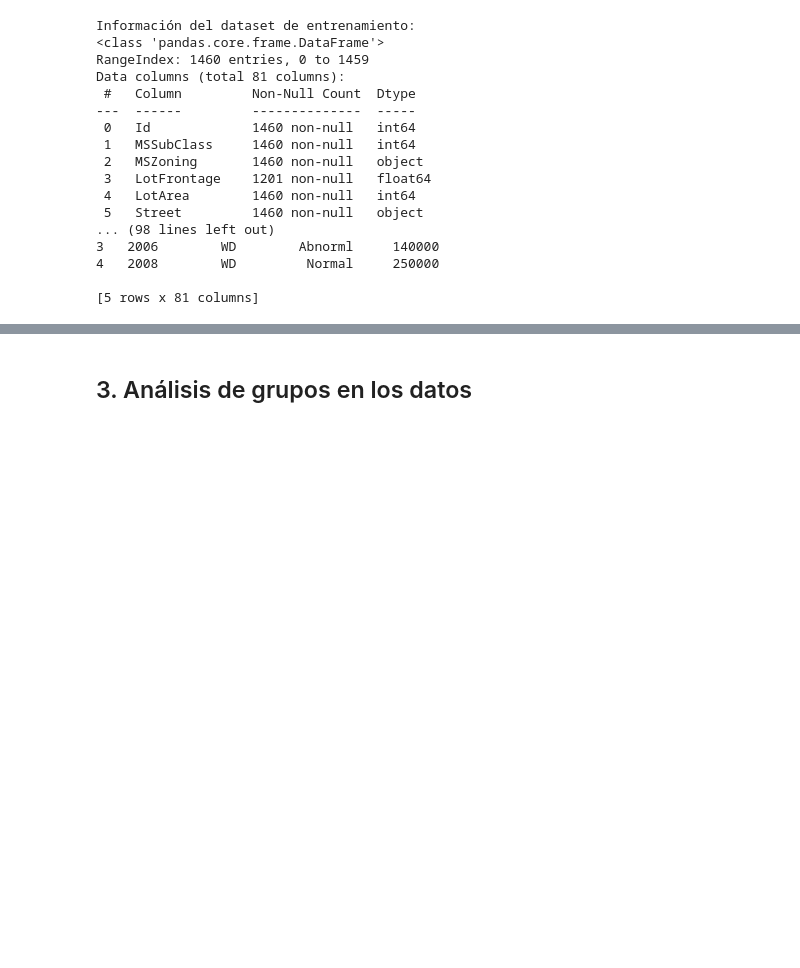
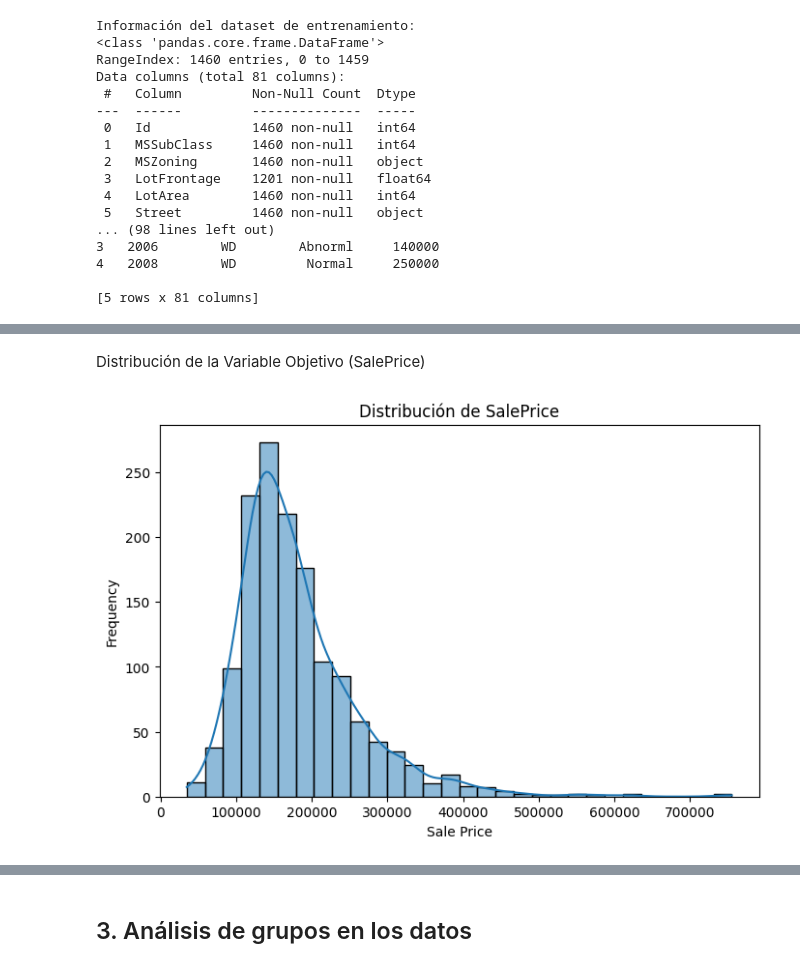
Before and after one commit to Sofiamishel2003/Modelo_Regresion_Lineal, a Jupyter notebook: Modelo_RegresionLineal.ipynb, the cells around one changed output, grey strips where cells are left out. Saved outputs shown, nothing was run; the diff lists cells and outputs as text; code cells hidden in the pictures; blank space fills up the shorter version.

```diff
--- a/Modelo_RegresionLineal.ipynb
+++ b/Modelo_RegresionLineal.ipynb
@@ -39,0 +95,11 @@ Data columns (total 81 columns):
+# %% [markdown]
+Distribución de la Variable Objetivo (SalePrice)
+# %%
+plt.figure(figsize=(8,5))
+sns.histplot(train_df["SalePrice"], kde=True, bins=30)
+plt.xlabel("Sale Price")
+plt.ylabel("Frequency")
+plt.title("Distribución de SalePrice")
+plt.show()
+# %% [output]
+[figure, added]
```
Also changed, not shown: parts of 16 cells of this notebook.
